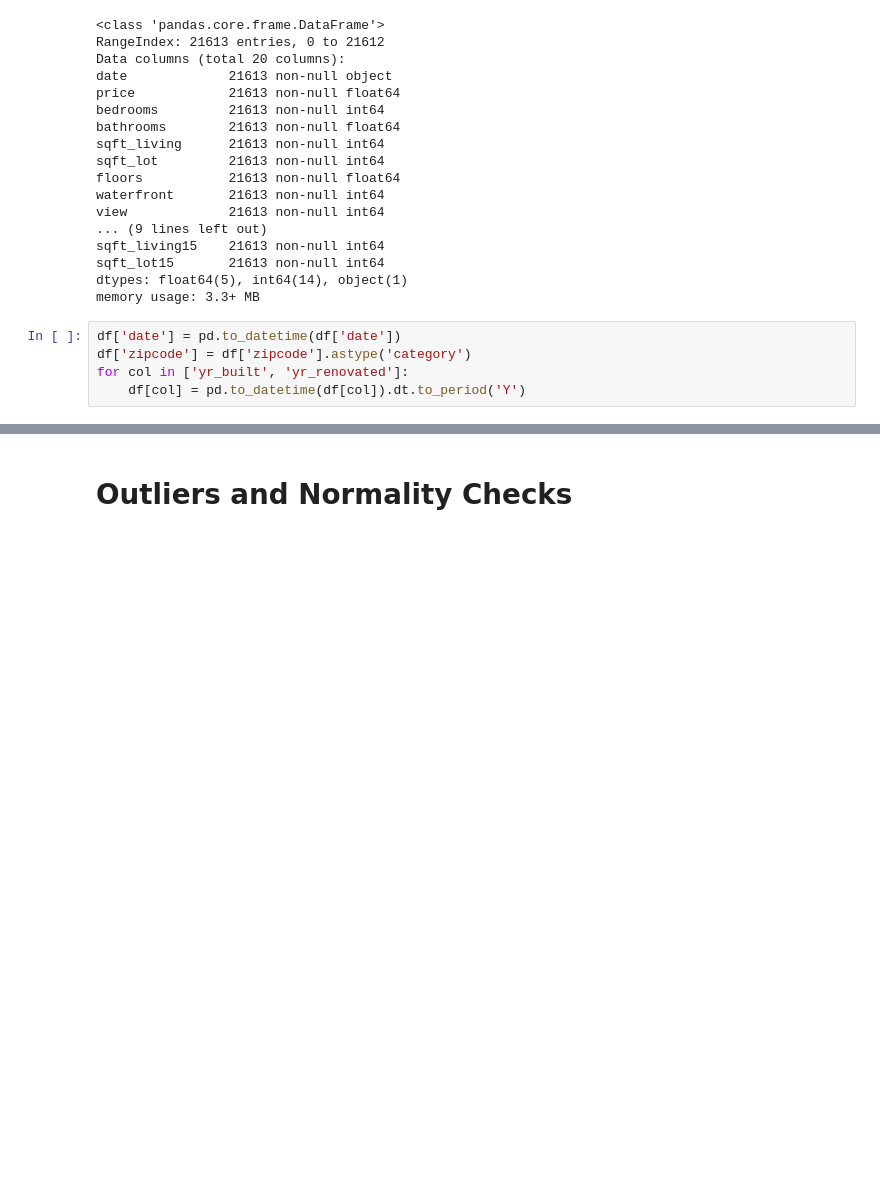
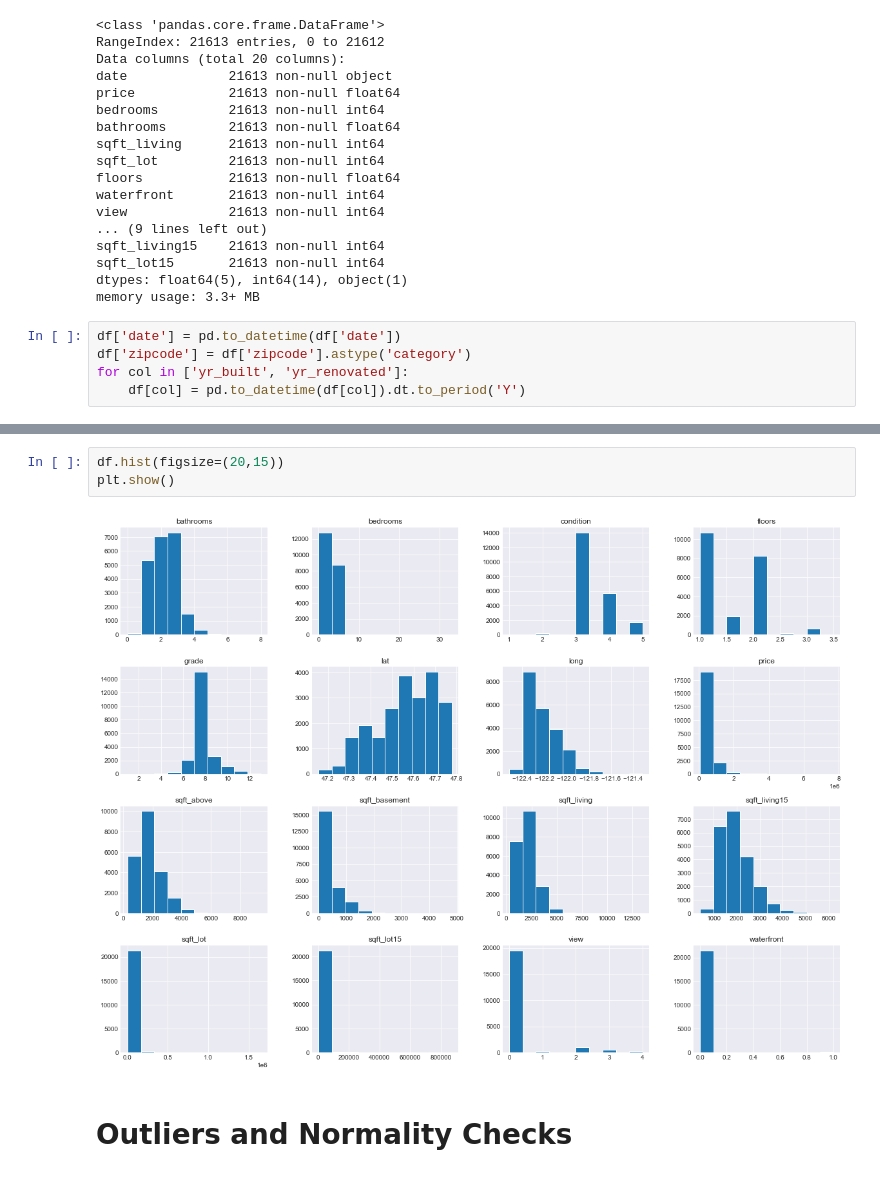
Before and after one commit to fecezar/Module-2-regression-project, a Jupyter notebook: regression_house_prices.ipynb, the cells around one changed output, grey strips where cells are left out. Cells and saved outputs as stored; diff of their text form; blank space fills up the shorter version.

```diff
--- a/regression_house_prices.ipynb
+++ b/regression_house_prices.ipynb
@@ -65,6 +65,11 @@ df.describe()
 | 50% | 4.500000e+05 | 3.000000 | 2.250000 | 1910.000000 | 7.618000e+03 | 1.500000 | 0.000000 | 0.000000 | 3.000000 | 7.000000 | ... |
 | 75% | 6.450000e+05 | 4.000000 | 2.500000 | 2550.000000 | 1.068800e+04 | 2.000000 | 0.000000 | 0.000000 | 4.000000 | 8.000000 | ... |
 | max | 7.700000e+06 | 33.000000 | 8.000000 | 13540.000000 | 1.651359e+06 | 3.500000 | 1.000000 | 4.000000 | 5.000000 | 13.000000 | ... |
+# %%
+df.hist(figsize=(20,15))
+plt.show()
+# %% [output]
+[figure, added]
 # %% [markdown]
 # Outliers and Normality Checks
 # %% [markdown]
```
Also changed, not shown: parts of 17 cells of this notebook.
